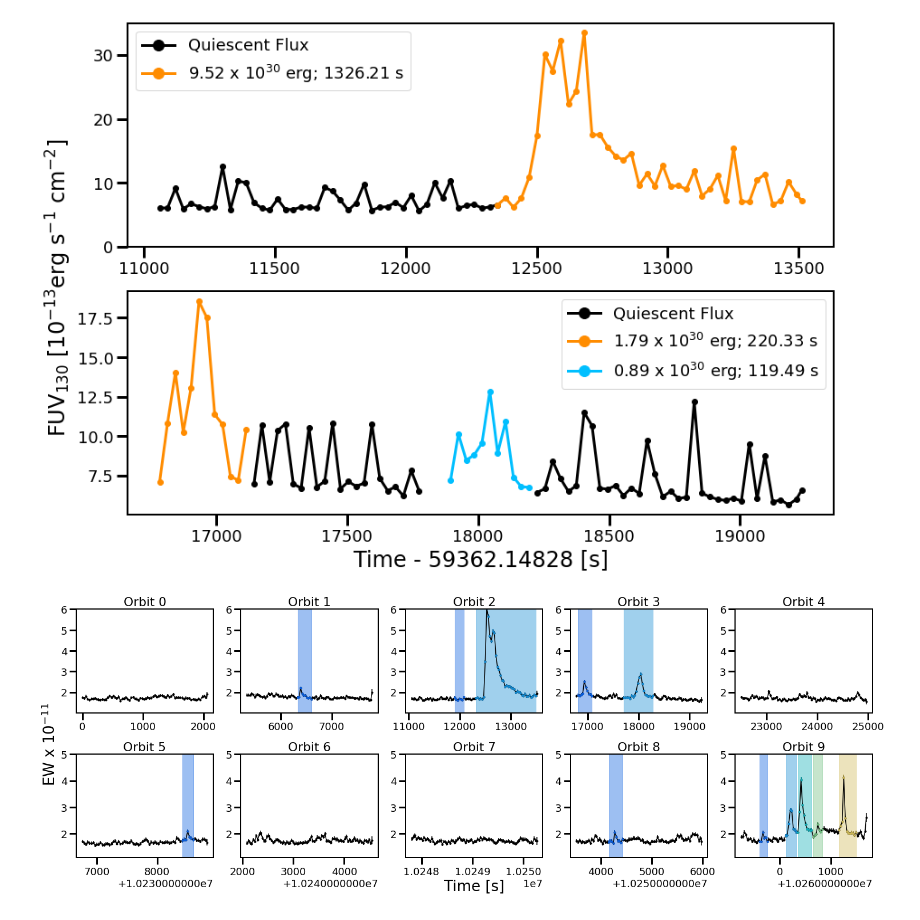
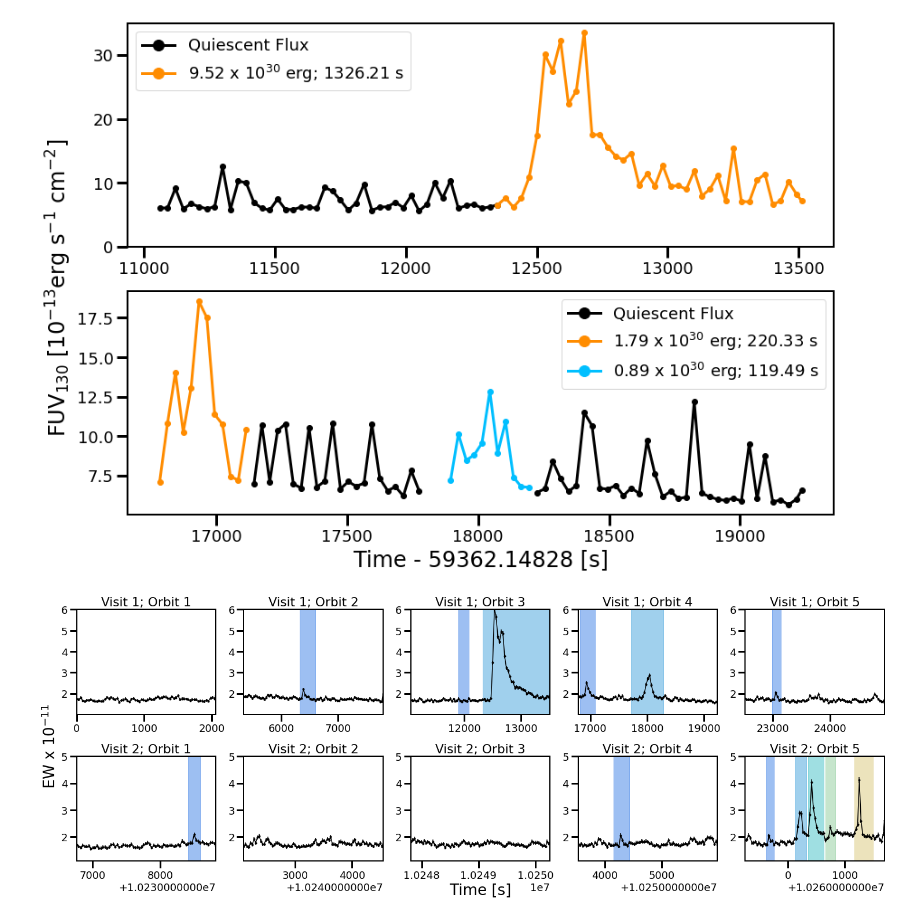
Before and after one commit to afeinstein20/cos_flares, a Jupyter notebook: notebooks/flare_analysis.ipynb, the cells around one changed output. Drawn from its saved outputs; the diff is of its cells as text; code cells hidden in the pictures.

```diff
--- a/notebooks/flare_analysis.ipynb
+++ b/notebooks/flare_analysis.ipynb
@@ -109,6 +109,7 @@ axes = axes.reshape(-1)
 f_tot = np.full((20,len(fwc.time.value)), False)
 x = 0
 a = 0
+which_o = []
 for i in range(len(diff)-1):
     if i == 0:
         jr = [0,5]
@@ -128,63 +129,86 @@ for i in range(len(diff)-1):
                      linestyle='')
         axes[a].plot(fwc.time.value[mask],
                      fwc.width_table['CIII'][mask], 'k')
+
+
         if j == 1:
             f = ((fwc.time.value>=6300) & (fwc.time.value<=6600))
             f = f.reshape((1,len(f)))
+            which_o.append(j)
         elif j == 2:
             f1 = ((fwc.time.value>=11900) & (fwc.time.value<=12100))
             f2 = ((fwc.time.value>=12300) & (fwc.time.value<=13500))
             f = np.array([f1, f2])
+            which_o.append(j)
+            which_o.append(j)
         elif j == 3:
             f1 = ((fwc.time.value>=16800) & (fwc.time.value<=17100) )
             f2 = ((fwc.time.value>=17700) & (fwc.time.value<=18300) )
             f = np.array([f1, f2])
+            which_o.append(j)
+            which_o.append(j)
+        elif j == 4:
+            f1 = ((fwc.time.value>=22970) & (fwc.time.value<=23150) )
+            f = np.array([f1])
+            which_o.append(j)
         elif j == 5:
             f = ((fwc.time.value>=10238383) & (fwc.time.value<=10238593))
             f = f.reshape((1,len(f)))
+            which_o.append(j)
         elif j == 8:
             f = ((fwc.time.value>=10254152) & (fwc.time.value<=10254452))
             f = f.reshape((1,len(f)))
+            which_o.append(j)
         elif j == 9:
             f0 = ((fwc.time.value>=10259581) & (fwc.time.value<=10259781))
             f1 = ((fwc.time.value>=10260101) & (fwc.time.value<=10260351))
             f2 = ((fwc.time.value>10260351) & (fwc.time.value<=10260651))
             f3 = ((fwc.time.value>10260651) & (fwc.time.value<=10260851))
             f4 = ((fwc.time.value>10261151) & (fwc.time.value<=10261501))
             f = np.array([f0, f1, f2, f3, f4])
+            which_o.append(j)
+            which_o.append(j)
+            which_o.append(j)
+            which_o.append(j)
+            which_o.append(j)
         else:
             f = None
 
 
         if f is not None:
             for k in range(len(f)):
                 f_tot[x] = f[k]
-                mask = f[k] == True
-                axes[a].errorbar(fwc.time.value[mask],
-                             fwc.width_table['CIII'][mask],
-                             yerr=fwc.error_table['CIII'][mask]/3,
-                             marker='.', color=parula[(k*40)+30],
-                             linestyle='')
-                axes[a].axvspan(fwc.time.value[mask][0], fwc.time.value[mask][-1],
+                m1 = f[k] == True
+                #axes[a].errorbar(fwc.time.value[m1],
+                #             fwc.width_table['CIII'][m1],
+                #             yerr=fwc.error_table['CIII'][m1]/3,
+                #             marker='.', color=parula[(k*40)+30],
+                #             linestyle='')
+                axes[a].axvspan(fwc.time.value[m1][0], fwc.time.value[m1][-1],
                                 color=parula[(k*40)+30], alpha=0.4)
                 x += 1
 
         if j < 5:
             axes[a].set_ylim(1e-13,5e-11)
         else:
             axes[a].set_ylim(1e-12,4e-11)
             if j == 5:
                 axes[a].set_ylabel('EW x $ 10^{-11}$', y=1.1, fontsize=26)
             if j == 7:
                 axes[a].set_xlabel('Time [s]', fontsize=26)
+
         axes[a].set_yticklabels([1,2,3,4,5,6])
-        axes[a].set_title('Orbit {}'.format(j))
+        if j < 5:
+            axes[a].set_title('Visit 1; Orbit {}'.format(j+1))
+        else:
+            axes[a].set_title('Visit 2; Orbit {}'.format(j-4))
+        axes[a].set_xlim(fwc.time.value[mask][0], fwc.time.value[mask][-1])
         a += 1
 plt.subplots_adjust(hspace=0.4)
-plt.savefig('/Users/arcticfox/Documents/AUMic/figures/allflares.png', dpi=250, rasterize=True,
-            bbox_inches='tight')
+#plt.savefig('/Users/arcticfox/Documents/AUMic/figures/allflares.png', dpi=250, rasterize=True,
+#            bbox_inches='tight')
 # %% [output]
-[figure, old version]
+[figure, new version]
 # %%
 f_tot = np.delete(f_tot, np.arange(x,len(f_tot),1,dtype=int),axis=0)
 # %%
```
Also changed, not shown: parts of 12 cells of this notebook, 2 other files.
